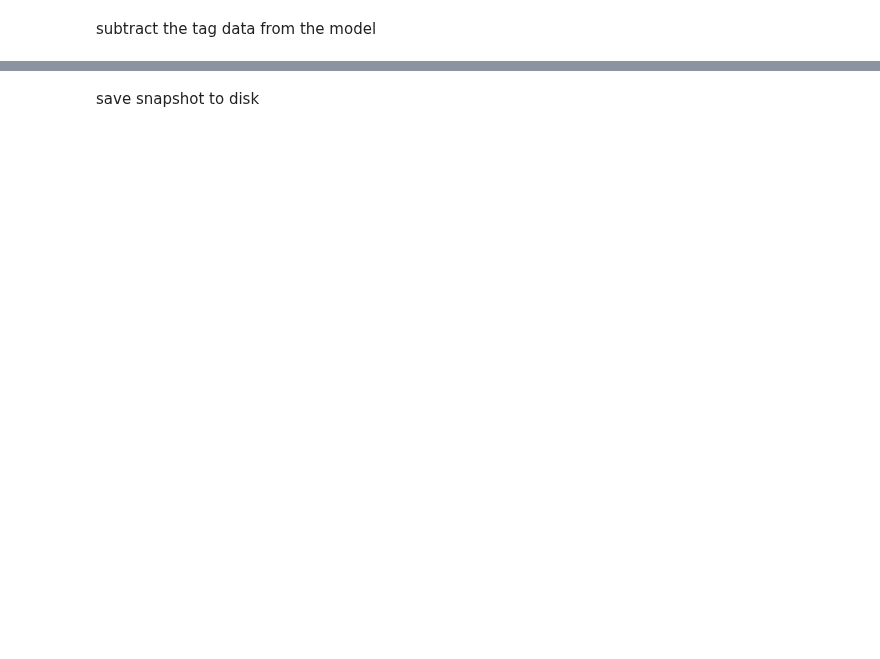
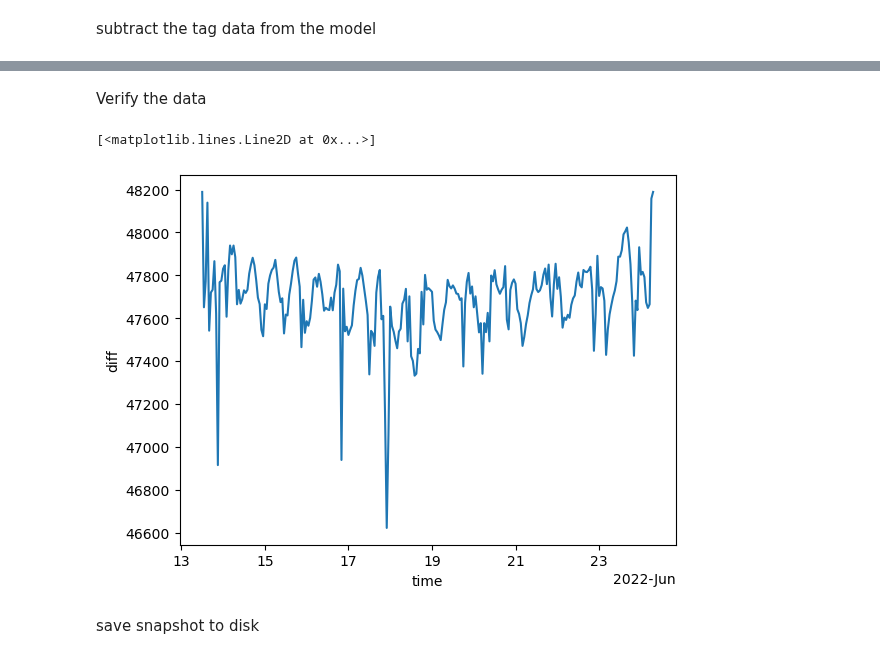
Before and after one commit to pangeo-fish/pangeo-fish, a Jupyter notebook: notebooks/full_workflow.ipynb, the cells around one changed output, grey strips where cells are left out. Cells and saved outputs as stored; diff of their text form; code cells hidden in the pictures; blank space fills up the shorter version.

```diff
--- a/notebooks/full_workflow.ipynb
+++ b/notebooks/full_workflow.ipynb
@@ -81,7 +79,7 @@ configuration
 </div>
 # %%
 tag_name = "A19124"
-bbox = {"lat": [45, 51], "lon": [-8, 0]}
+bbox = {"lat": [47, 51], "lon": [-8, -2]}
 
 relative_depth_threshold = 0.6
 
@@ -103,6 +101,23 @@ tolerance = 1e-2
 
 track_modes = ["mean", "mode"]# , "viterbi", "viterbi2"]
 additional_track_quantities = ["speed", "distance"]
+
+tag_root = "https://data-taos.ifremer.fr/data_tmp/cleaned/tag/"
+catalog_url = "https://data-taos.ifremer.fr/kerchunk/ref-copernicus.yaml"
+
+
+storage_options = {
+    'anon': False,
+    'profile' : "gfts",
+    'client_kwargs': {
+        "endpoint_url": "https://s3.gra.perf.cloud.ovh.net",
+        "region_name": "gra",
+    }}
+
+scratch_root="s3://destine-gfts-data-lake/tinatest3"
+
+#scratch_root = "."
+#storage_options = None
 # %% [markdown]
 paths
 # %%
@@ -196,3 +530,12 @@ diff
+# %% [markdown]
+Verify the data
+# %%
+diff=diff.persist()
+# %%
+diff["diff"].count(["lat", "lon"]).plot()
+# %% [output]
+[<matplotlib.lines.Line2D at 0x...>]
+[figure, added]
 # %% [markdown]
 save snapshot to disk
 # %%
```
Also changed, not shown: parts of 42 cells of this notebook.
